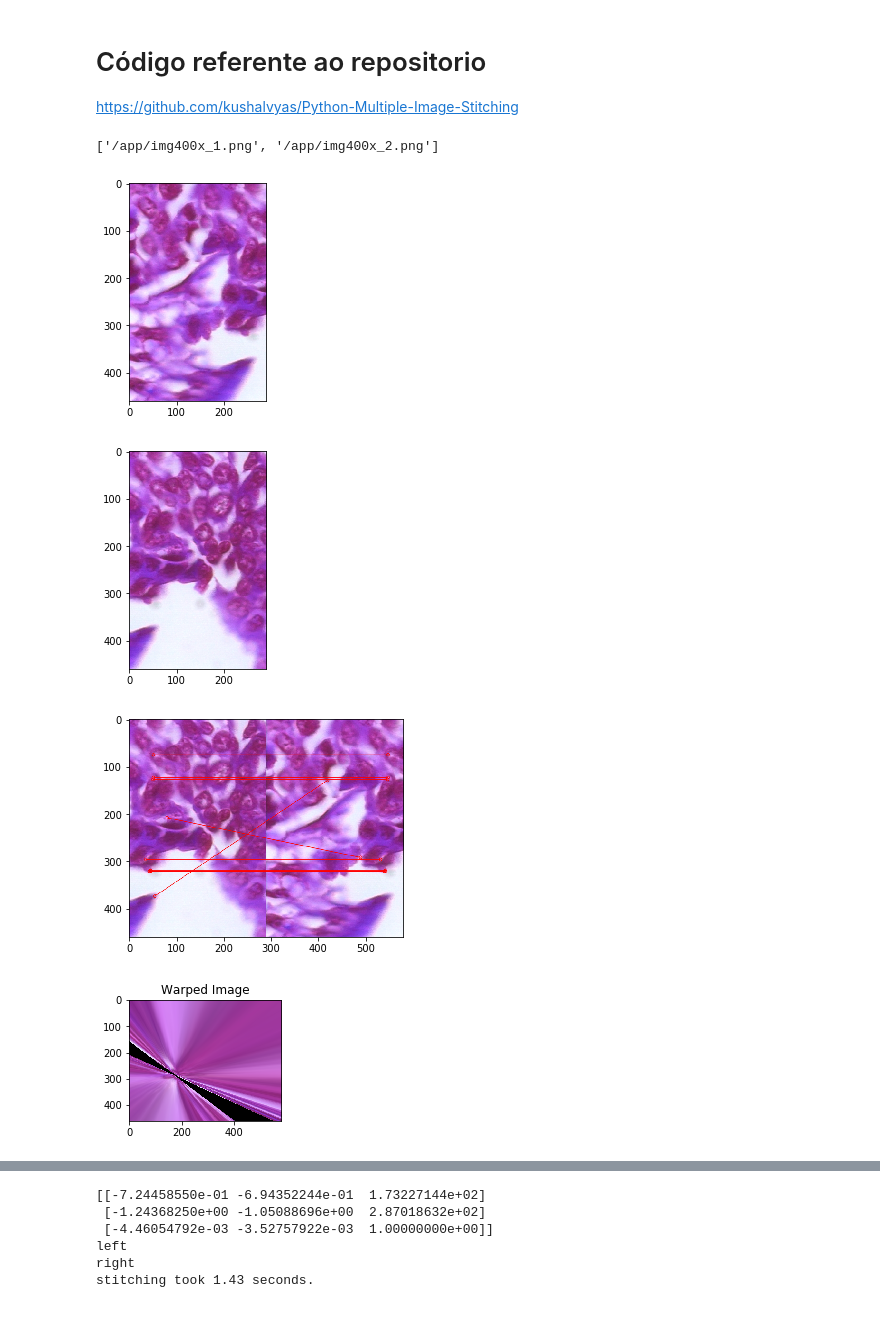
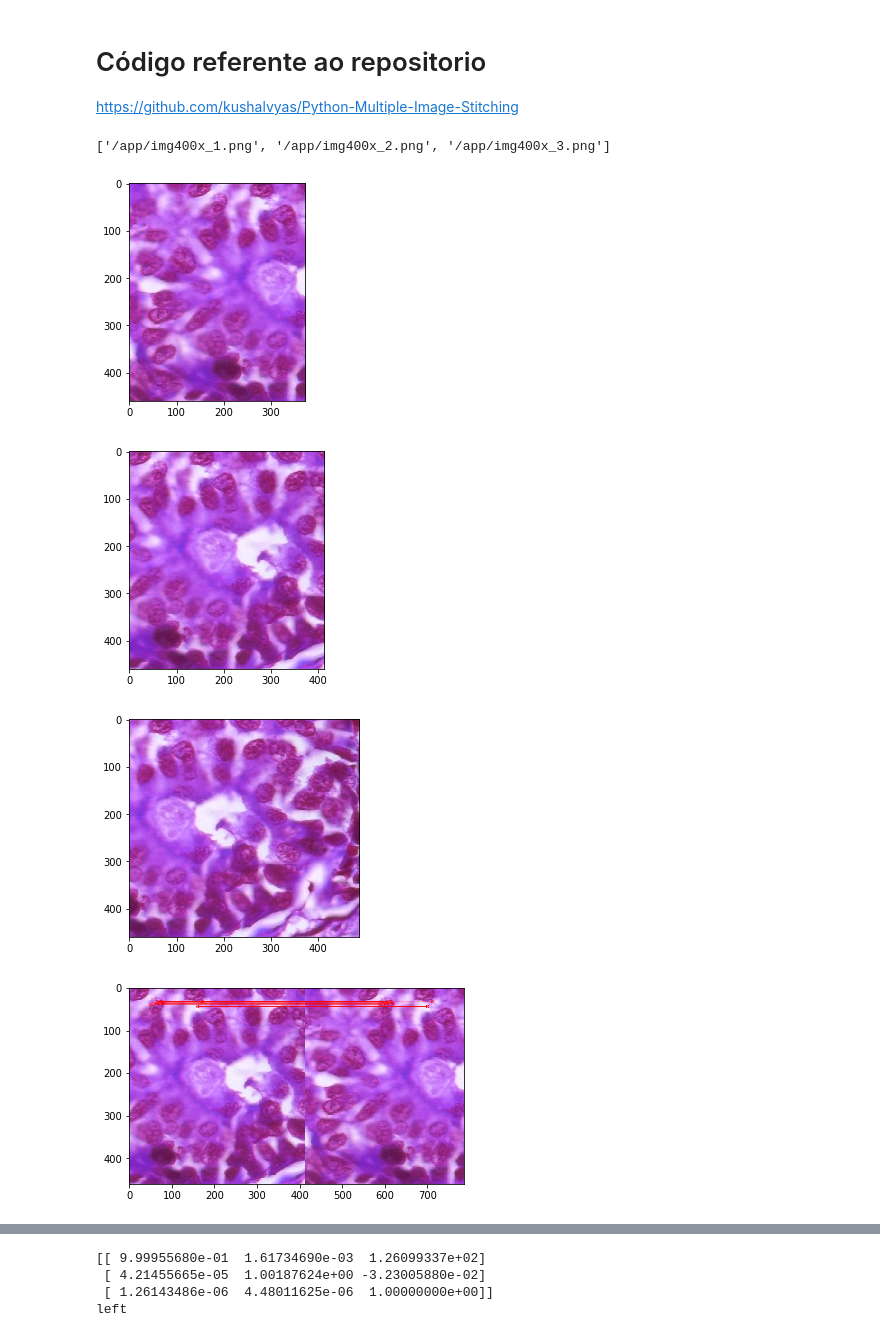
Before and after one commit to wparaujo/visaocomp, a Jupyter notebook: stitching-orb.ipynb, the cells around one changed output, grey strips where cells are left out. Cells and saved outputs as stored; diff of their text form; code cells hidden in the pictures.

Commit message:
Mudando nome do caminho da imagem

```diff
--- a/stitching-orb.ipynb
+++ b/stitching-orb.ipynb
@@ -532,40 +532,40 @@ class Stitcher:
 
 if __name__ == "__main__":
 
-#     path = "./images/img400x_7_recorte_horizontal/"
-    path = "./output/test-2/"
+    path = "./images/img400x_7_recorte_horizontal/"
+#     path = "./output/test-2/"
 #     path = ""
 
     files_path = [os.path.abspath(x) for x in os.listdir(path) if x.endswith('.png')]
     files_path = sorted(files_path, key = lambda x:x)
 
 
     s = Stitcher( len(files_path), ORB() )
 
     print(files_path)
 
     images = [
         cv2.imread(f) for f in files_path
     ]
 
     for img in images:
         plt.imshow(img)
         plt.show()
 
     panorama = s.stitch(images)
 
     img = imageWithoutFirstColBlack(panorama)
 
     plt.imshow(panorama)
     plt.show()
 
     plt.imshow(img)
     plt.show()
 
     cv2.imwrite('output/out.png', img)
 # %% [output]
-['/app/img400x_1.png', '/app/img400x_2.png']
+['/app/img400x_1.png', '/app/img400x_2.png', '/app/img400x_3.png']
-[figure, old version]
+[figure, new version]
-[figure, old version]
+[figure, new version]
-[figure, old version]
+[figure, new version]
-[figure, old version]
+[figure, new version]
@@ -573,6 +574,4 @@ if __name__ == "__main__":
-[[-7.24458550e-01 -6.94352244e-01  1.73227144e+02]
- [-1.24368250e+00 -1.05088696e+00  2.87018632e+02]
- [-4.46054792e-03 -3.52757922e-03  1.00000000e+00]]
+[[ 9.99955680e-01  1.61734690e-03  1.26099337e+02]
+ [ 4.21455665e-05  1.00187624e+00 -3.23005880e-02]
+ [ 1.26143486e-06  4.48011625e-06  1.00000000e+00]]
 left
-right
-stitching took 1.43 seconds.
```
Also changed, not shown: parts of 1 cell of this notebook.
